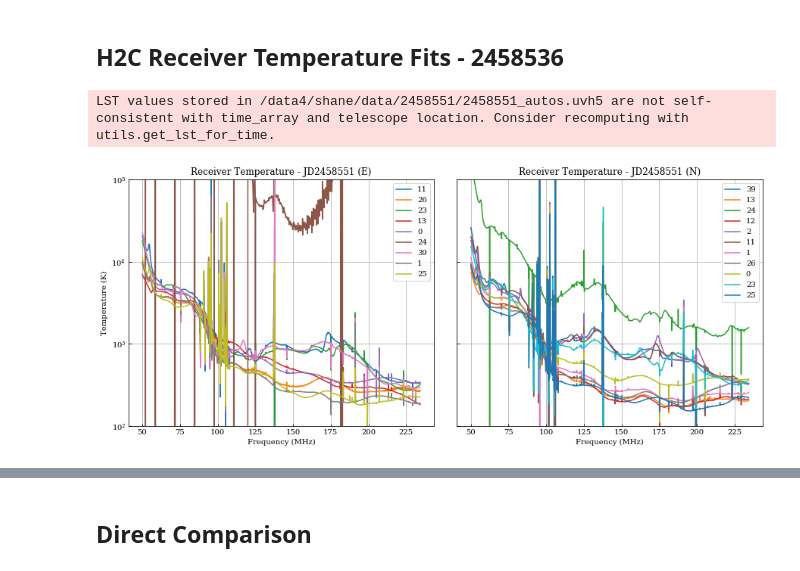
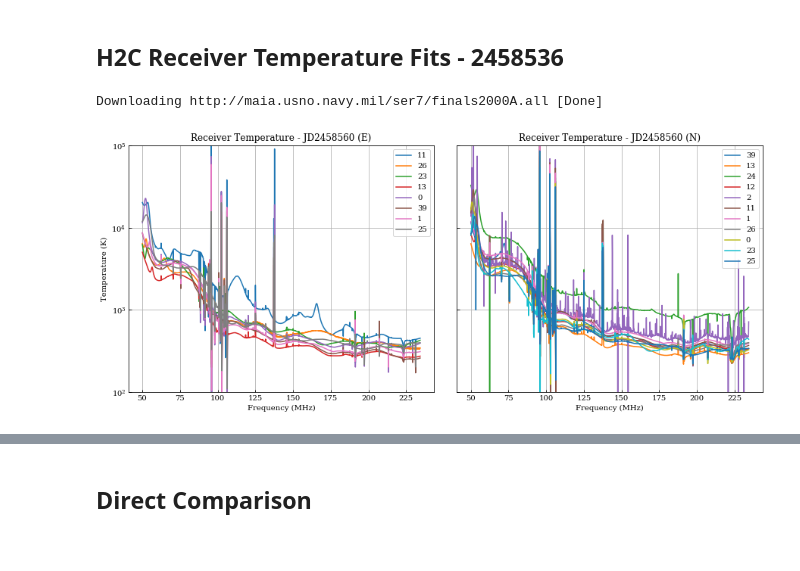
Before and after one commit to tyler-a-cox/HERA_Tsys, a Jupyter notebook: H0C_vs_H1C_fits.ipynb, the cells around one changed output, grey strips where cells are left out. Cells and saved outputs as stored; diff of their text form; code cells hidden in the pictures.

```diff
--- a/H0C_vs_H1C_fits.ipynb
+++ b/H0C_vs_H1C_fits.ipynb
@@ -199,24 +173,2 @@ plt.show()
 # %% [markdown]
 Above, we plot the model against the data for three frequencies across the band as we did for H0C. It appears that model fits the data quite well across most of the LST range but diverges slightly at the ends of the LST range. We can also look at the $\chi_{\nu}^2$ statistic to see how well the fits are performing.
-# %%
-fig, axs = plt.subplots(1, 2, sharey=True, figsize=(15,6))
-
-for ant, pol in H1C.Trxr.keys():
-    if pol == 'E':
-        axs[0].plot(H1C.freqs, H1C.chi2[(ant, pol)])
-    else:
-        axs[1].plot(H1C.freqs, H1C.chi2[(ant, pol)])
-
-axs[0].axhline(1.0, color='k', linestyle='--')
-axs[1].axhline(1.0, color='k', linestyle='--')
-axs[0].set_title('Reduced Chi-Squared Statistic - JD2458098 (E)')
-axs[1].set_title('Reduced Chi-Squared Statistic - JD2458098 (N)')
-axs[0].set_ylabel(r'$\chi^2$ / $\nu$')
-axs[0].set_ylim([0,8.0])
-axs[1].set_ylim([0,8.0])
-axs[0].grid()
-axs[1].grid()
-axs[0].set_xlabel('Frequency (MHz)')
-axs[1].set_xlabel('Frequency (MHz)')
-plt.subplots_adjust(wspace=0.075)
-plt.show()
@@ -230,43 +178,44 @@ In the figure above, $\chi_{\nu}^2$ has been plotted for each frequency and ante
 Tsky_sim = TskySim(Tsky_file = '/data4/shane/data/HERA_Tsky_vivaldi.npz', f_min=50., f_max=250.)
 Tsky_sim.build_model()
 # %%
-H2C = auto_data(data_dir='/data4/shane/data/2458551/', filestart='zen.*',
-                         fileend='*HH.uvh5', autos_file='2458551_autos.uvh5',f_min=50.,f_max=250.)
+H2C = auto_data(data_dir='/data4/bharat/Tsys_measurement/',
+                autos_file='autos_2458560.HH.uvh5',f_min=50.,f_max=250.)
 H2C.build_model(Tsky_sim)
 # %% [output]
-LST values stored in /data4/shane/data/2458551/2458551_autos.uvh5 are not self-consistent with time_array and telescope location. Consider recomputing with utils.get_lst_for_time.
+Downloading http://maia.usno.navy.mil/ser7/finals2000A.all [Done]
 # %%
 H2C.fit_data(calc_fit_err=False, calc_chi2=True)
 # %%
 fig, axs = plt.subplots(1, 2, sharey=True, figsize=(15,6))
 
-bad_ants = [2, 12]
+bad_ants = [2,12,24]
 
 for ant, pol in H2C.Trxr.keys():
     if pol == 'E':
         if ant not in bad_ants:
             axs[0].plot(H2C.freqs, H2C.Trxr[(ant, pol)], label='{}'.format(ant))
     else:
         axs[1].plot(H2C.freqs, H2C.Trxr[(ant, pol)], label='{}'.format(ant))
 
 axs[0].legend()
 axs[1].legend()
 axs[0].set_ylim([1e2,1e5])
 axs[1].set_ylim([1e2,1e5])
 axs[0].set_yscale('symlog')
 axs[1].set_yscale('symlog')
-axs[0].set_title('Receiver Temperature - JD2458551 (E)')
-axs[1].set_title('Receiver Temperature - JD2458551 (N)')
+axs[0].set_title('Receiver Temperature - JD2458560 (E)')
+axs[1].set_title('Receiver Temperature - JD2458560 (N)')
 axs[0].set_ylabel('Temperature (K)')
 axs[0].set_xlabel('Frequency (MHz)')
 #axs[1].set_ylabel('Temperature (K)')
 axs[1].set_xlabel('Frequency (MHz)')
 axs[0].grid()
 axs[1].grid()
 plt.subplots_adjust(wspace=0.075)
 plt.show()
+#plt.savefig('2458560/rxr_temp_fits_wout_bad_ants.png', dpi=200, bbox_inches='tight')
 # %% [output]
-[figure, old version]
+[figure, new version]
 # %%
 Tsky_prime = H2C.Tsky - H2C.Tsky_mean[:, np.newaxis, :]
 
```
Also changed, not shown: parts of 10 cells of this notebook, 5 other files.
